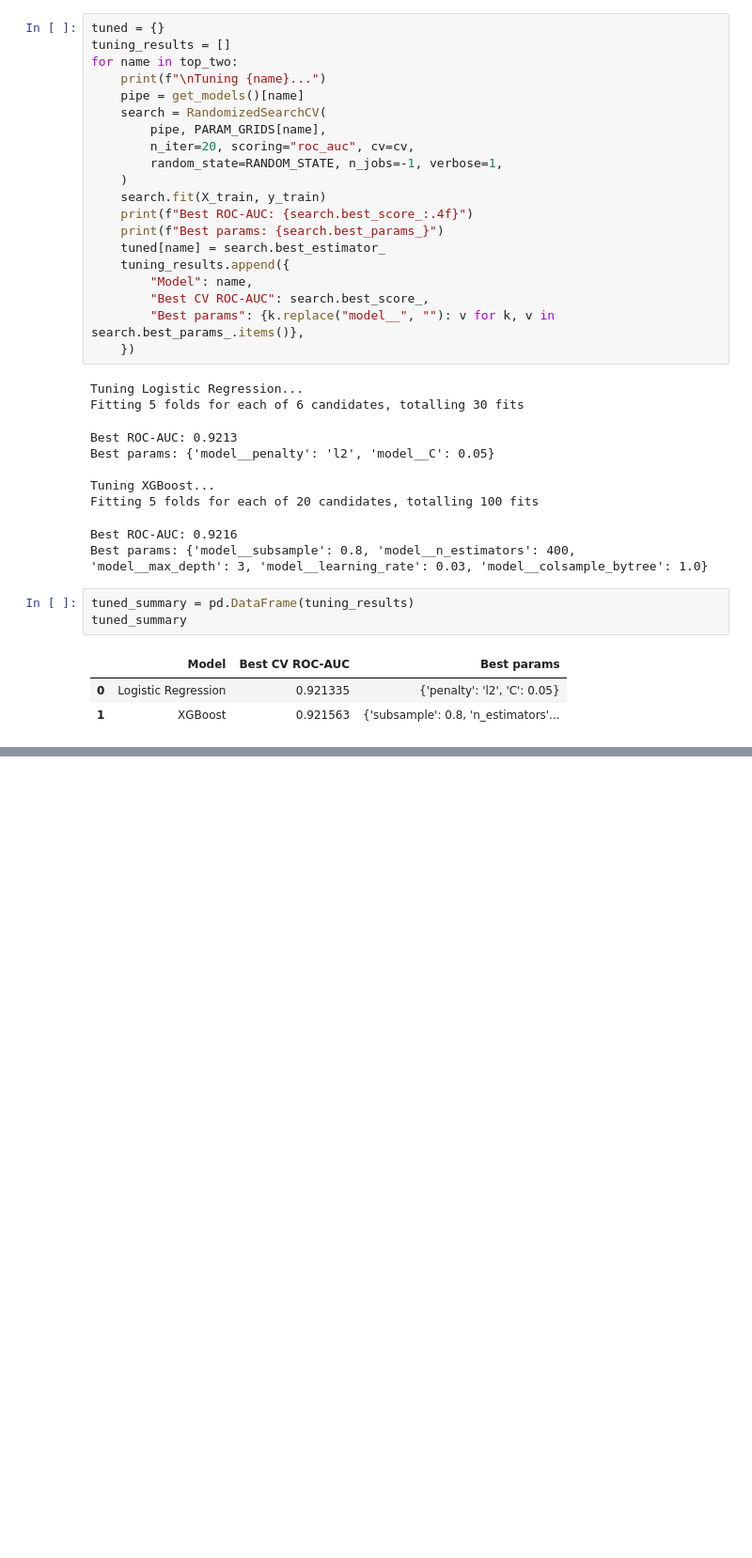
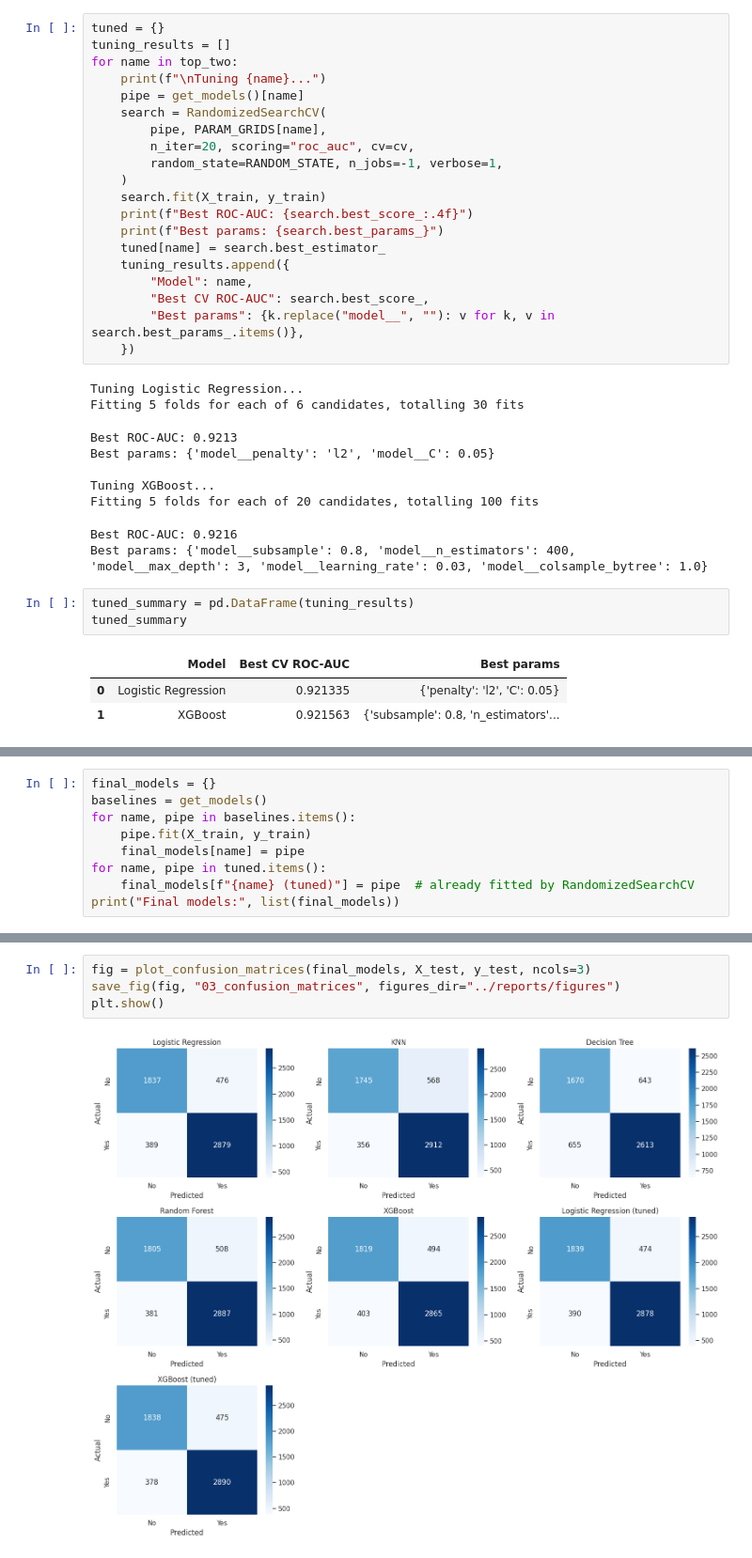
Before and after one commit to JakBialas/Student-Depression-Analysis, a Jupyter notebook: notebooks/03_modeling.ipynb, the cells around one changed output, grey strips where cells are left out. Shown at 94% size. Cells and saved outputs as stored; diff of their text form; blank space fills up the shorter version.

Commit message:
feat(modeling): notebook 03 part 3 — test evaluation, feature importance, conclusions

```diff
--- a/notebooks/03_modeling.ipynb
+++ b/notebooks/03_modeling.ipynb
@@ -119,0 +124,9 @@ tuned_summary
+# %%
+final_models = {}
+baselines = get_models()
+for name, pipe in baselines.items():
+    pipe.fit(X_train, y_train)
+    final_models[name] = pipe
+for name, pipe in tuned.items():
+    final_models[f"{name} (tuned)"] = pipe  # already fitted by RandomizedSearchCV
+print("Final models:", list(final_models))
@@ -119,0 +148,6 @@ tuned_summary
+# %%
+fig = plot_confusion_matrices(final_models, X_test, y_test, ncols=3)
+save_fig(fig, "03_confusion_matrices", figures_dir="../reports/figures")
+plt.show()
+# %% [output]
+[figure, added]
```
Also changed, not shown: parts of 9 cells of this notebook, 6 other files.
